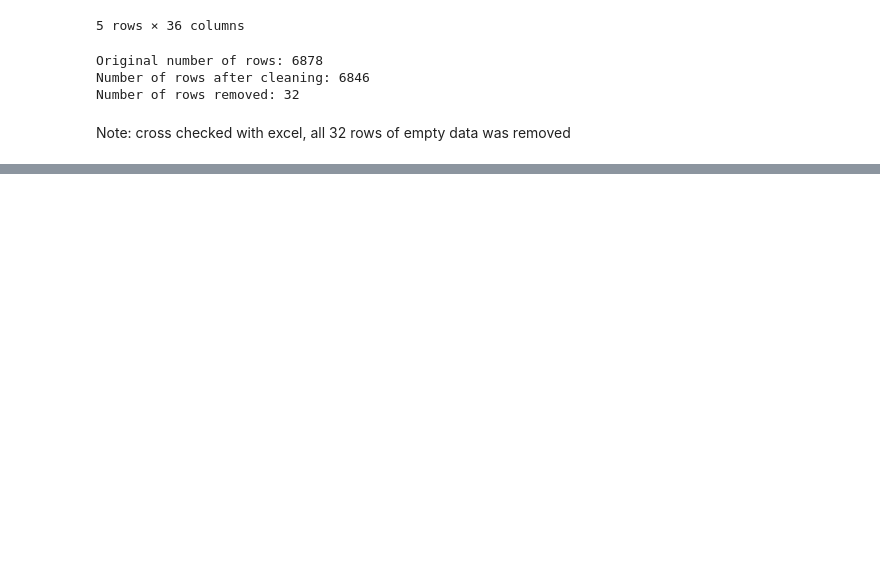
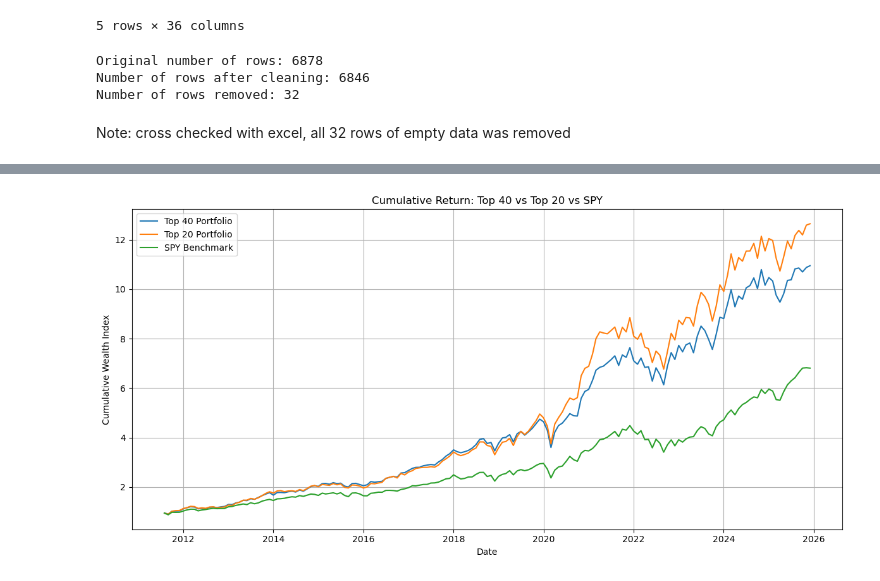
Before and after one commit to nekumonokat/ACCT655_AVI_Project, a Jupyter notebook: cleaning.ipynb, the cells around one changed output, grey strips where cells are left out. Cells and saved outputs as stored; diff of their text form; code cells hidden in the pictures; blank space fills up the shorter version.

```diff
--- a/cleaning.ipynb
+++ b/cleaning.ipynb
@@ -143,0 +1334,48 @@ snp500_overall_cleaned.to_csv("data/snp500_cleaned.csv", index=False)
+# %%
+# ------------------------------------------------------------
+# 11. Plot cumulative return against SPY
+# ------------------------------------------------------------
+
+portfolio_benchmark["top40_cumulative"] = (
+    1 + portfolio_benchmark["top40_return"]
+).cumprod()
+
+portfolio_benchmark["top20_cumulative"] = (
+    1 + portfolio_benchmark["top20_return"]
+).cumprod()
+
+portfolio_benchmark["spy_cumulative"] = (
+    1 + portfolio_benchmark["benchmark_return"]
+).cumprod()
+
+plt.figure(figsize=(12, 6))
+
+plt.plot(
+    portfolio_benchmark["month"],
+    portfolio_benchmark["top40_cumulative"],
+    label="Top 40 Portfolio"
+)
+
+plt.plot(
+    portfolio_benchmark["month"],
+    portfolio_benchmark["top20_cumulative"],
+    label="Top 20 Portfolio"
+)
+
+plt.plot(
+    portfolio_benchmark["month"],
+    portfolio_benchmark["spy_cumulative"],
+    label="SPY Benchmark"
+)
+
+plt.title("Cumulative Return: Top 40 vs Top 20 vs SPY")
+plt.xlabel("Date")
+plt.ylabel("Cumulative Wealth Index")
+plt.legend()
+plt.grid(True)
+
+plt.tight_layout()
+plt.savefig("data/cumulative_return_with_spy.png", dpi=300)
+plt.show()
+# %% [output]
+[figure, added]
```
Also changed, not shown: parts of 13 cells of this notebook.
